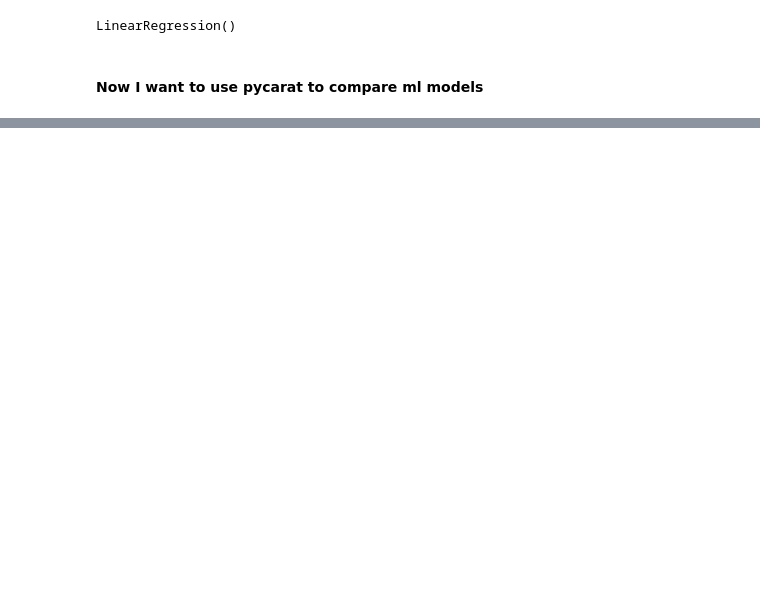
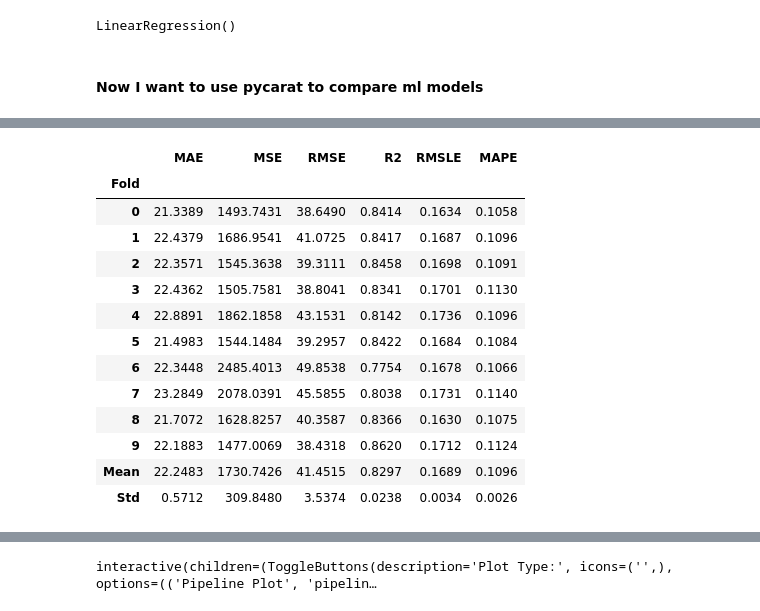
Before and after one commit to jeremyabeard5/MSDS696, a Jupyter notebook: FlightPrice.ipynb, the cells around one changed output, grey strips where cells are left out. Saved outputs shown, nothing was run; the diff lists cells and outputs as text; code cells hidden in the pictures; blank space fills up the shorter version.

```diff
--- a/FlightPrice.ipynb
+++ b/FlightPrice.ipynb
@@ -784,0 +857,3 @@ NameError: name 'setup' is not defined
+# %%
+model = create_model('rf')
+# %% [output]
@@ -784,0 +861,14 @@ NameError: name 'setup' is not defined
+|  | MAE | MSE | RMSE | R2 | RMSLE | MAPE |
+| Fold |  |  |  |  |  |  |
+| 0 | 21.3389 | 1493.7431 | 38.6490 | 0.8414 | 0.1634 | 0.1058 |
+| 1 | 22.4379 | 1686.9541 | 41.0725 | 0.8417 | 0.1687 | 0.1096 |
+| 2 | 22.3571 | 1545.3638 | 39.3111 | 0.8458 | 0.1698 | 0.1091 |
+| 3 | 22.4362 | 1505.7581 | 38.8041 | 0.8341 | 0.1701 | 0.1130 |
+| 4 | 22.8891 | 1862.1858 | 43.1531 | 0.8142 | 0.1736 | 0.1096 |
+| 5 | 21.4983 | 1544.1484 | 39.2957 | 0.8422 | 0.1684 | 0.1084 |
+| 6 | 22.3448 | 2485.4013 | 49.8538 | 0.7754 | 0.1678 | 0.1066 |
+| 7 | 23.2849 | 2078.0391 | 45.5855 | 0.8038 | 0.1731 | 0.1140 |
+| 8 | 21.7072 | 1628.8257 | 40.3587 | 0.8366 | 0.1630 | 0.1075 |
+| 9 | 22.1883 | 1477.0069 | 38.4318 | 0.8620 | 0.1712 | 0.1124 |
+| Mean | 22.2483 | 1730.7426 | 41.4515 | 0.8297 | 0.1689 | 0.1096 |
+| Std | 0.5712 | 309.8480 | 3.5374 | 0.0238 | 0.0034 | 0.0026 |
@@ -784,0 +876,4 @@ NameError: name 'setup' is not defined
+# %%
+evaluate_model(model)
+# %% [output]
+interactive(children=(ToggleButtons(description='Plot Type:', icons=('',), options=(('Pipeline Plot', 'pipelin…
```
Also changed, not shown: parts of 21 cells of this notebook.
